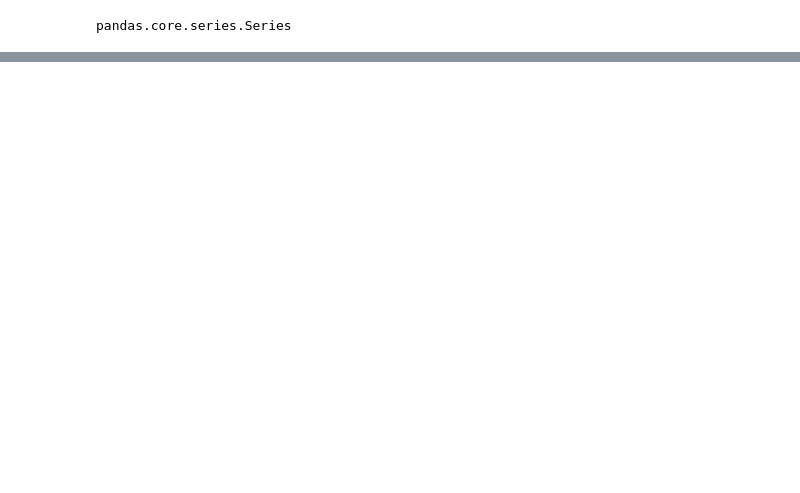
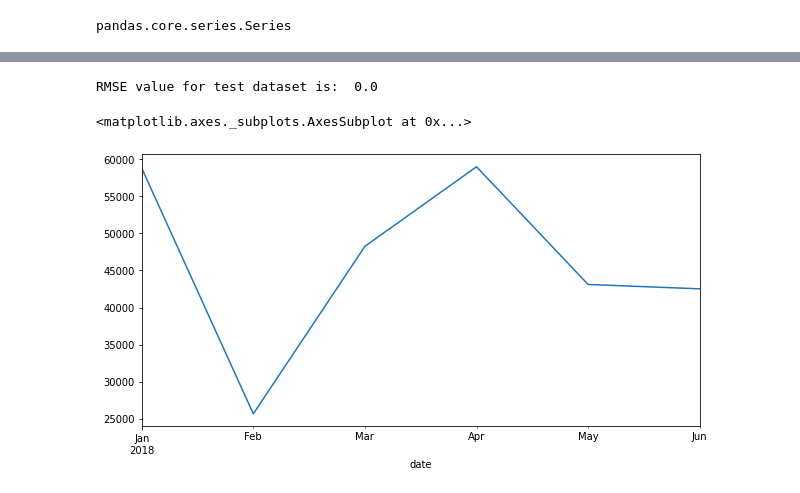
Before and after one commit to soumita20/MDS-Daekin, a Jupyter notebook: Endterm.ipynb, the cells around one changed output, grey strips where cells are left out. Saved outputs shown, nothing was run; the diff lists cells and outputs as text; code cells hidden in the pictures; blank space fills up the shorter version.

```diff
--- a/Endterm.ipynb
+++ b/Endterm.ipynb
@@ -596,0 +604,10 @@ tourism_df_train["arrival_moving_avg"] = avg_arrival_trend
+# %%
+rmse_test = round(np.sqrt(np.square(np.subtract(test_trend.arrival,test_trend.forecast)).mean()),2)
+print("RMSE value for test dataset is: ",rmse_test)
+# %% [output]
+RMSE value for test dataset is:  0.0
+# %%
+tourism_df_test.arrival.plot(figsize=(10,5))
+# %% [output]
+<matplotlib.axes._subplots.AxesSubplot at 0x...>
+[figure, added]
```
Also changed, not shown: parts of 18 cells of this notebook.
